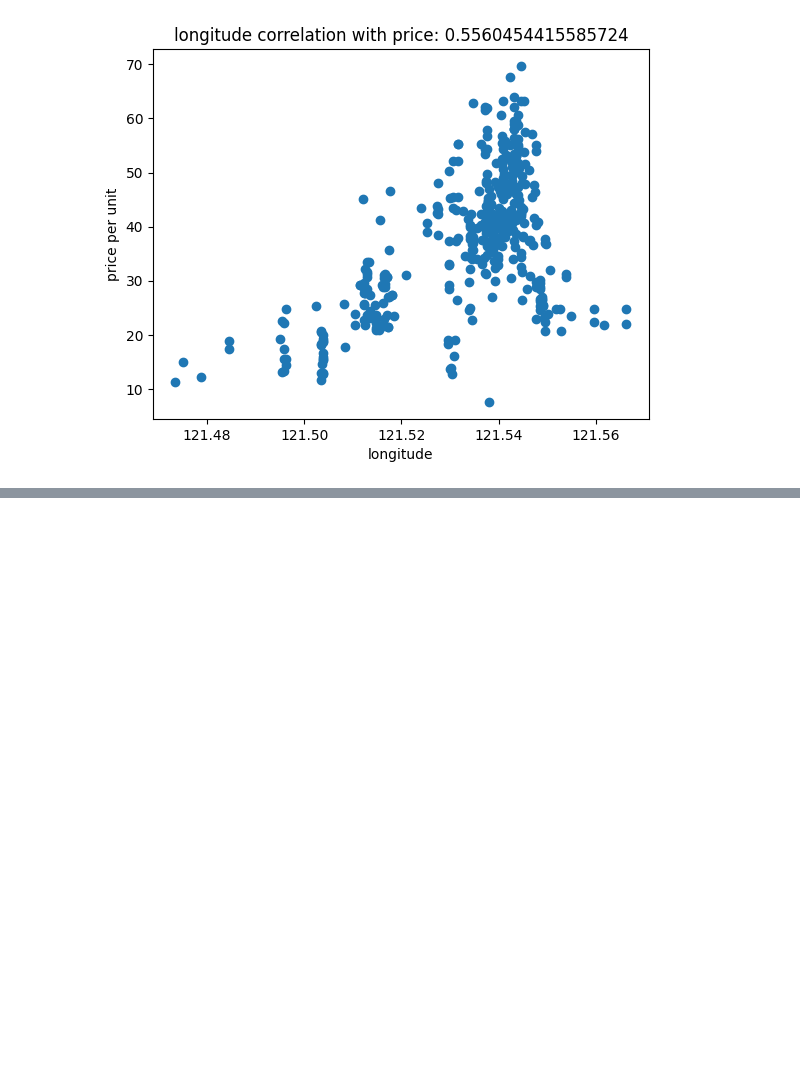
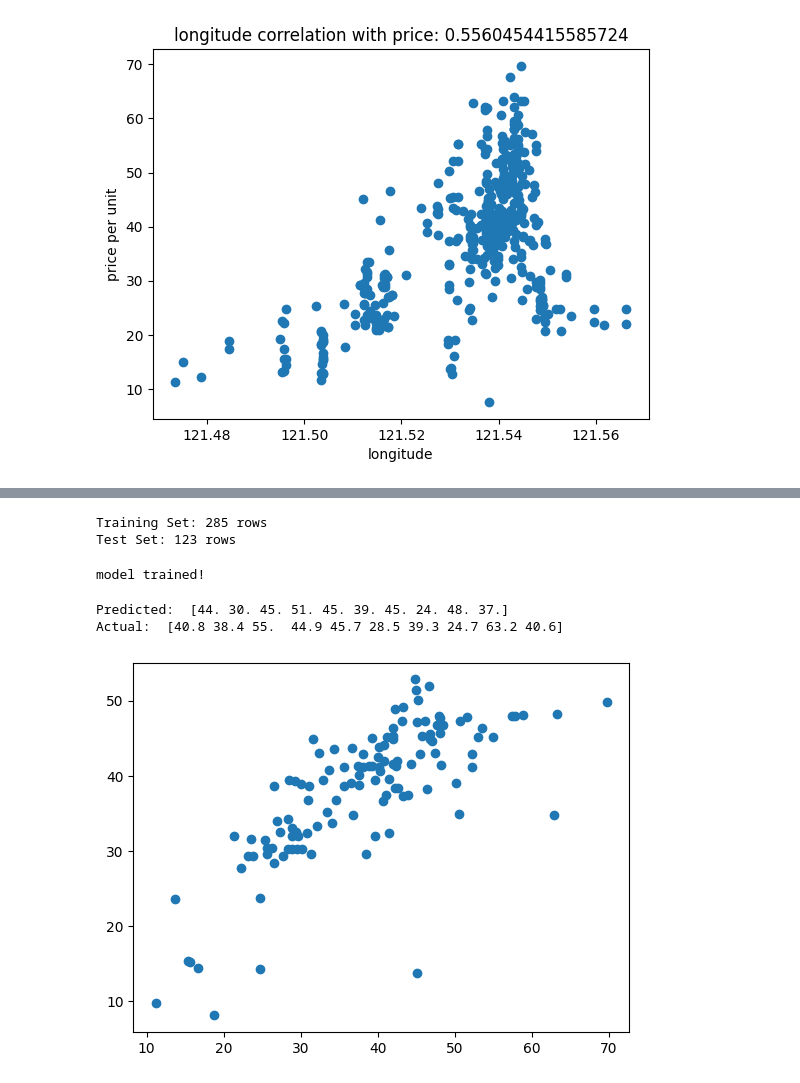
Before and after one commit to srapsons/data-science, a Jupyter notebook: Real estate valuation models.ipynb, the cells around one changed output, grey strips where cells are left out. Cells and saved outputs as stored; diff of their text form; code cells hidden in the pictures; blank space fills up the shorter version.

```diff
--- a/Real estate valuation models.ipynb
+++ b/Real estate valuation models.ipynb
@@ -80,0 +101,30 @@ for feature in features:
+# %%
+from sklearn.model_selection import train_test_split
+#split the features and label
+X, y = data[data.columns[1:-1]].values, data[data.columns[-1]].values
+#split the features and label into train and test with a 70:30 ratio
+X_train, X_test, y_train, y_test = train_test_split(X, y, train_size=0.7, random_state=0)
+print ('Training Set: %d rows\nTest Set: %d rows' % (X_train.shape[0], X_test.shape[0]))
+# %% [output]
+Training Set: 285 rows
+Test Set: 123 rows
+# %%
+from sklearn.linear_model import LinearRegression
+#train the model using linear regression
+model = LinearRegression().fit(X_train, y_train)
+print('model trained!')
+# %% [output]
+model trained!
+# %%
+#use the train model on the test data
+predictions = model.predict(X_test)
+#display list
+print('Predicted: ', np.round(predictions)[:10])
+print('Actual: ', y_test[:10])
+#display scatter
+plt.scatter(y_test, predictions)
+plt.show()
+# %% [output]
+Predicted:  [44. 30. 45. 51. 45. 39. 45. 24. 48. 37.]
+Actual:  [40.8 38.4 55.  44.9 45.7 28.5 39.3 24.7 63.2 40.6]
+[figure, added]
```
Also changed, not shown: parts of 12 cells of this notebook, 1 other file.
